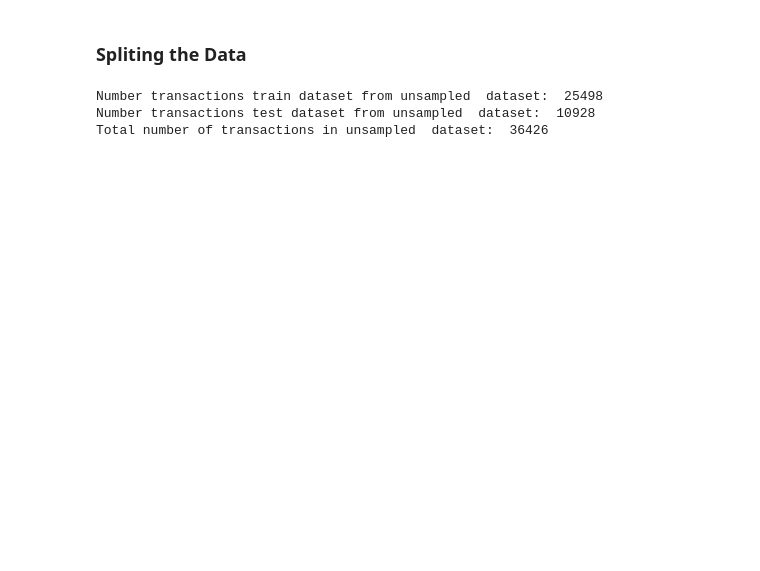
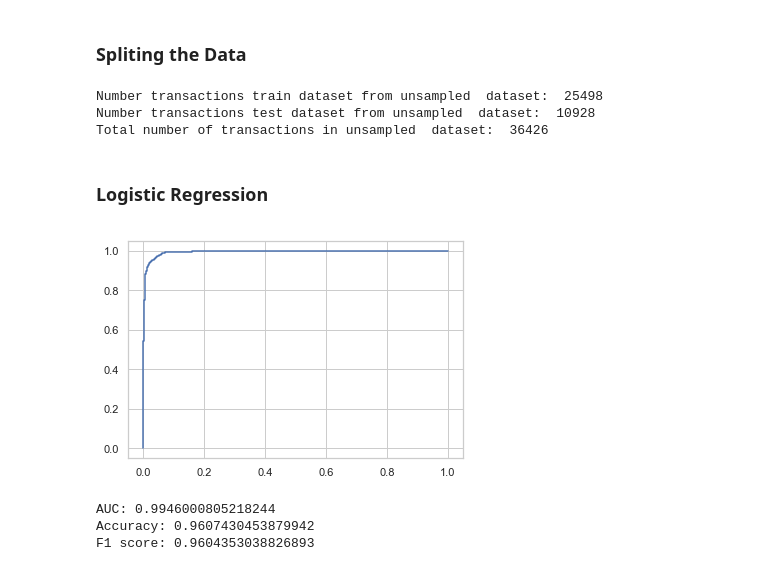
Before and after one commit to mathurp/ML4CreditCardFraudDetection, a Jupyter notebook: STA2453-Project.ipynb, the cells around one changed output. Drawn from its saved outputs; the diff is of its cells as text; code cells hidden in the pictures; blank space fills up the shorter version.

```diff
--- a/STA2453-Project.ipynb
+++ b/STA2453-Project.ipynb
@@ -260,9 +258,27 @@ print("Total number of transactions in unsampled  dataset: ", len(X_train)+len(X
 Number transactions train dataset from unsampled  dataset:  25498
 Number transactions test dataset from unsampled  dataset:  10928
 Total number of transactions in unsampled  dataset:  36426
+# %%
+y_train = np.array(y_train).flatten()
+# %% [markdown]
+### Logistic Regression
 # %%
 from sklearn.linear_model import LogisticRegressionCV
 from sklearn.model_selection import cross_validate
-
-model = LogisticRegressionCV(penalty='l2', cv=5)
+from sklearn.metrics import roc_auc_score, f1_score, roc_curve
+model = LogisticRegressionCV(penalty='l2', cv=5,max_iter=2000)
 model = model.fit(X_train, y_train)
+y_pred = model.predict_proba(X_test)
+# Plot ROC Curve
+fpr, tpr, thres = roc_curve(y_test, y_pred[:,1])
+plt.plot(fpr, tpr)
+plt.show()
+print("AUC:",roc_auc_score(y_test, y_pred[:,1]))
+print("Accuracy:",model.score(X_test, y_test))
+y_hat = model.predict(X_test)
+print("F1 score:",f1_score(y_test, y_hat))
+# %% [output]
+[figure, added]
+AUC: 0.9946000805218244
+Accuracy: 0.9607430453879942
+F1 score: 0.9604353038826893
```
Also changed, not shown: parts of 14 cells of this notebook.
